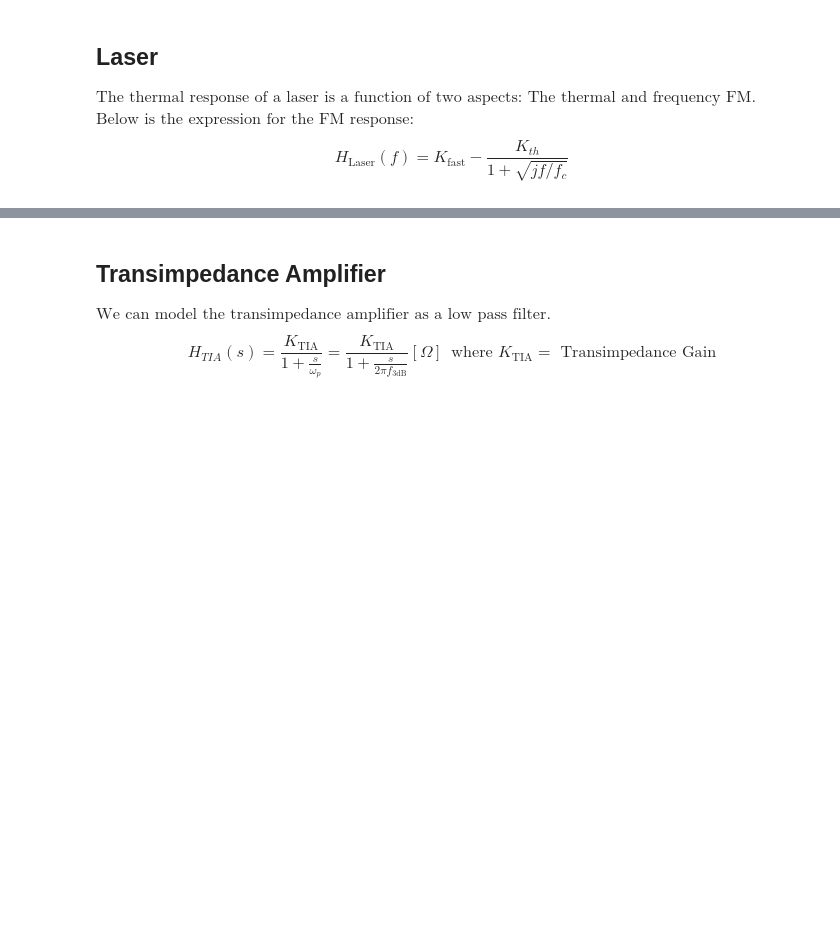
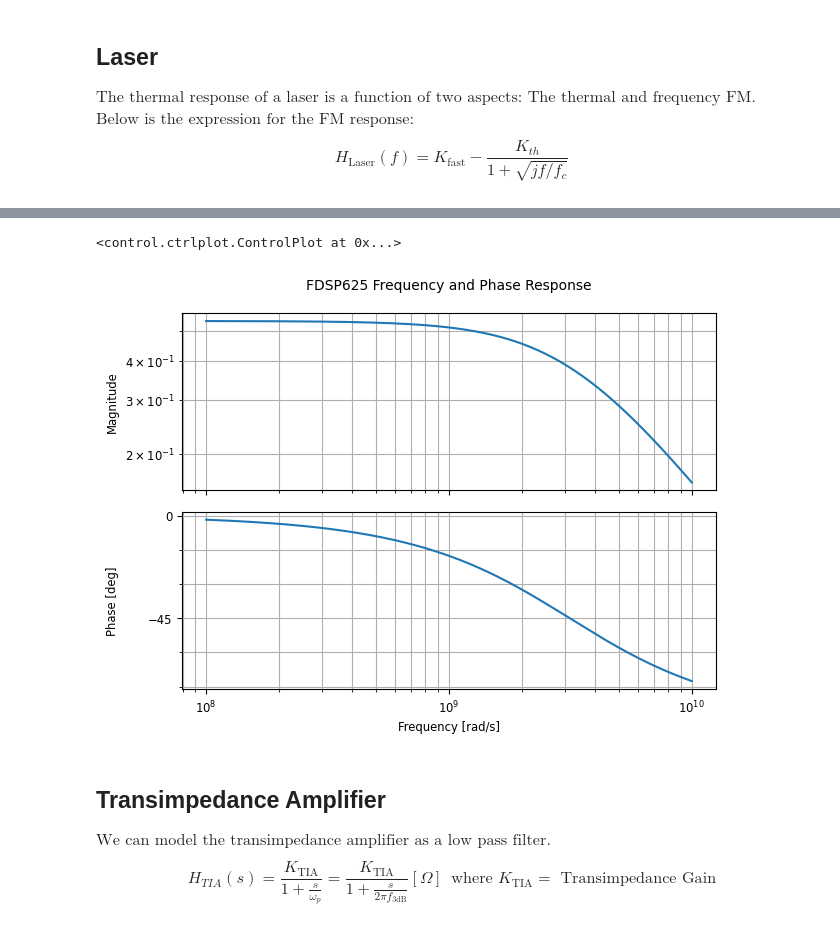
Before and after one commit to erod101-1/Pound-Drever-Hall-Laser-Locking-PCB, a Jupyter notebook: Simulations/LaplaceSim/laplace_sim.ipynb, the cells around one changed output, grey strips where cells are left out. Drawn from its saved outputs; the diff is of its cells as text; code cells hidden in the pictures; blank space fills up the shorter version.

```diff
--- a/Simulations/LaplaceSim/laplace_sim.ipynb
+++ b/Simulations/LaplaceSim/laplace_sim.ipynb
@@ -14,3 +17,26 @@ class laser_laplace_model:
+# %%
+@dataclass
+class pd_params:
+    f_t : float
+    R_l : float
+
+class FDSP625:
+    f_t = 0.5e9
+    R_l = 0.54
+
+class photodiode:
+    pd_vals : pd_params
+    def __init__(self,pd_vals_ : pd_params):
+        self.pd_vals = pd_vals_
+    def model(self):
+        s = ct.tf([1,0],[0,1])
+        return self.pd_vals.R_l/(1 + s/(2*np.pi*self.pd_vals.f_t))
+
+# plot frequency and phase characteristics for the FDSP625
+ct.bode_plot(photodiode(pd_vals_=FDSP625).model(),title='FDSP625 Frequency and Phase Response')
+# %% [output]
+<control.ctrlplot.ControlPlot at 0x...>
+[figure, added]
 # %% [markdown]
 ## Transimpedance Amplifier
 $\text{We can model the transimpedance amplifier as a low pass filter.}$
```
Also changed, not shown: parts of 1 cell of this notebook.
